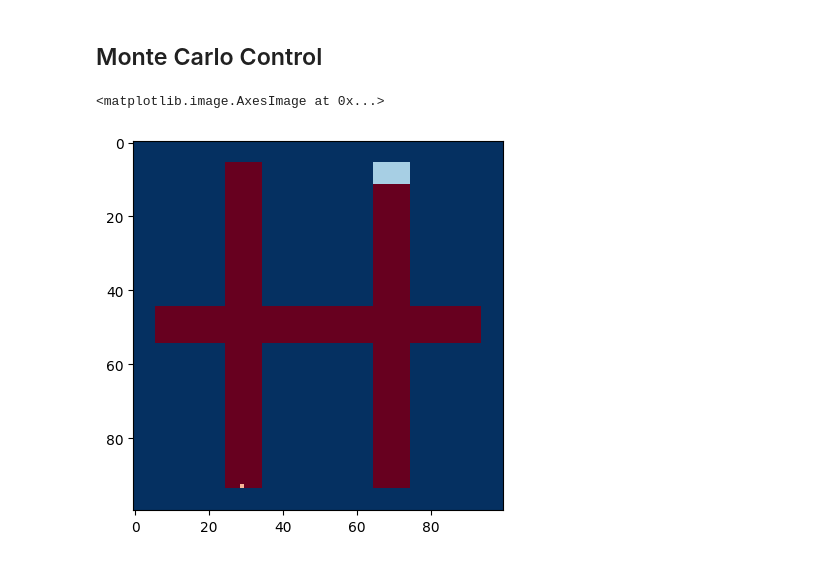
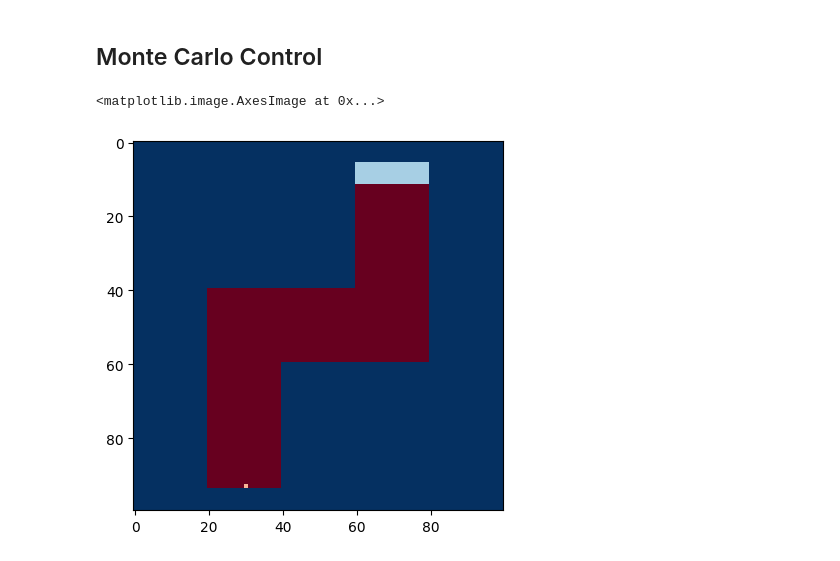
Before and after one commit to PrinceJavier/princejavier.github.io, a Jupyter notebook: reinforcement_learning/mc_race_car.ipynb, the cells around one changed output. Saved outputs shown, nothing was run; the diff lists cells and outputs as text; code cells hidden in the pictures.

```diff
--- a/reinforcement_learning/mc_race_car.ipynb
+++ b/reinforcement_learning/mc_race_car.ipynb
@@ -163,46 +163,27 @@ class Race(gym.Env):
 # %%
 h = 100
 w = 100
 racecar_track = np.ones((h, w)) * 3
 
-racecar_track[:, 25:35] = 0
-racecar_track[:, 65:75] = 0
-racecar_track[45:55, 6:-6] = 0
+racecar_track[-45:, 20:40] = 0
+racecar_track[:-45, 60:80] = 0
+racecar_track[40:60, 20:-20] = 0
 racecar_track[:6, :] = 3
 racecar_track[-6:, :] = 3
 
-# for i in range(racecar_track.shape[0]):
-#     for j in range(racecar_track.shape[1]):
-#         if np.sin(i/20) < np.tan(j/40) + 1 and np.sin(i/20) > np.tan(j/40):
-#             racecar_track[(i, j)] = 0
-
-#         if (i-100)**2 + (j-100) **2 < 50**2:
-#             racecar_track[(i, j)] = 0
-
-#         if (i-100)**2 + (j-100) **2 < 30**2:
-#             racecar_track[(i, j)] = 3
-
-#         # if np.sin(i/20) < np.tan(j/40) + 1 and np.sin(i/20) > np.tan(j/40):
-
-#         if j < 40:
-#             racecar_track[(i, j)] = 3
-
-#         if i > 194:
-#             racecar_track[(i, j)] = 3
-
-j_start = np.argwhere(racecar_track[h-6-1, :] == 0)[4] # start from one pixel
+j_start = np.argwhere(racecar_track[h-6-1, :] == 0)[10] # start from one pixel
 j_finish = np.argwhere(racecar_track[6:12, 60:] == 0)
 
 # for j in j_start:
 racecar_track[h-6-1, j_start] = 1
 
 for j in j_finish:
     racecar_track[6:12, 60:][tuple(j)] = 2
 
 plt.imshow(racecar_track, cmap='RdBu')
 # %% [output]
 <matplotlib.image.AxesImage at 0x...>
-[figure, old version]
+[figure, new version]
 # %%
 env = Race(race_track=racecar_track, velocity_cap=5)
 env.reset()
```
Also changed, not shown: parts of 11 cells of this notebook.
